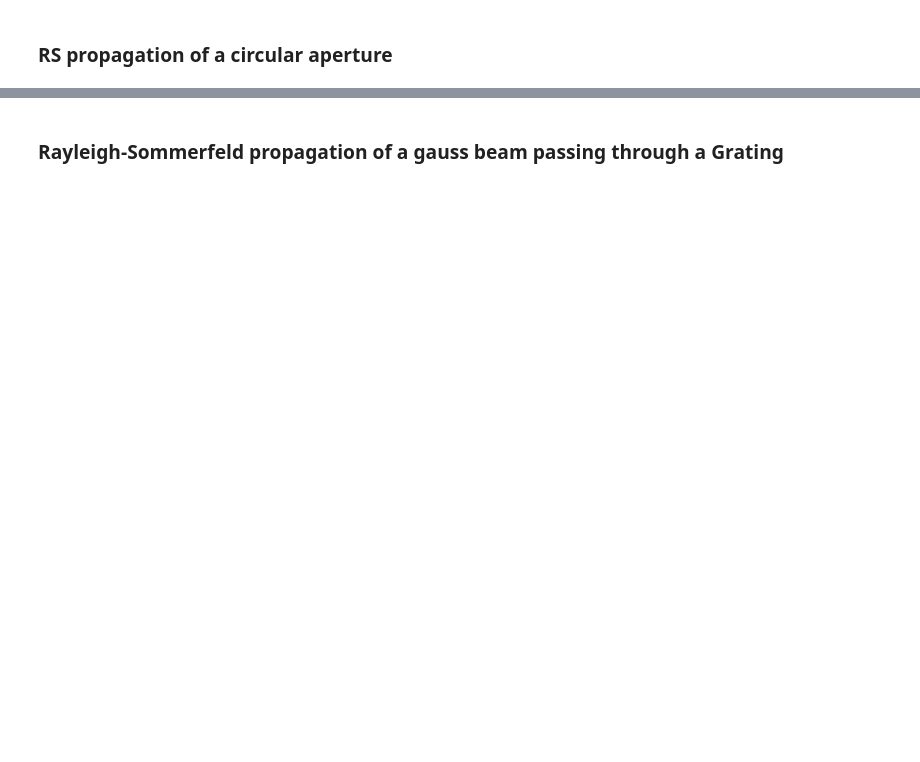
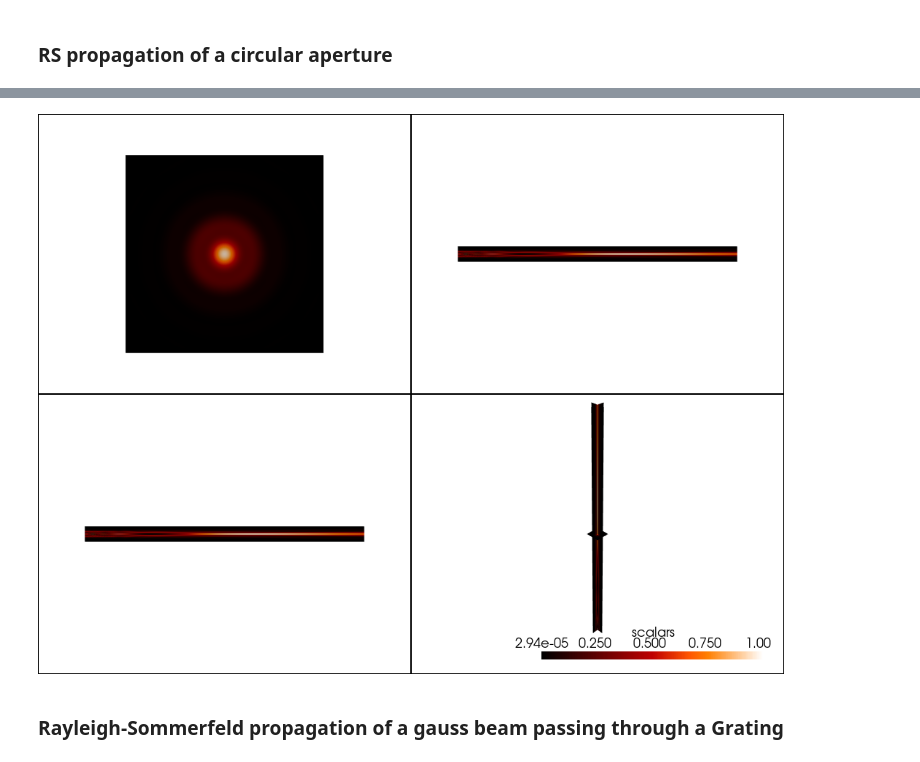
Before and after one commit to aocg-ucm/diffractio, a Jupyter notebook: docs/source/tutorial_scalar/scalar_XYZ/tutorial_xyz.ipynb, the cells around one changed output, grey strips where cells are left out. Saved outputs shown, nothing was run; the diff lists cells and outputs as text; code cells hidden in the pictures; blank space fills up the shorter version.

```diff
--- a/docs/source/tutorial_scalar/scalar_XYZ/tutorial_xyz.ipynb
+++ b/docs/source/tutorial_scalar/scalar_XYZ/tutorial_xyz.ipynb
@@ -146,3 +142,7 @@ uxyz.draw_XYZ(logarithm=False, normalize='maximum')
+# %%
+uxyz.draw_XYZ(kind='intensity', drawing='projections')
+# %% [output]
+[figure, added]
 # %% [markdown]
 ### Rayleigh-Sommerfeld propagation of a gauss beam passing through a Grating
 # %%
```
Also changed, not shown: parts of 19 cells of this notebook, 37 other files.
